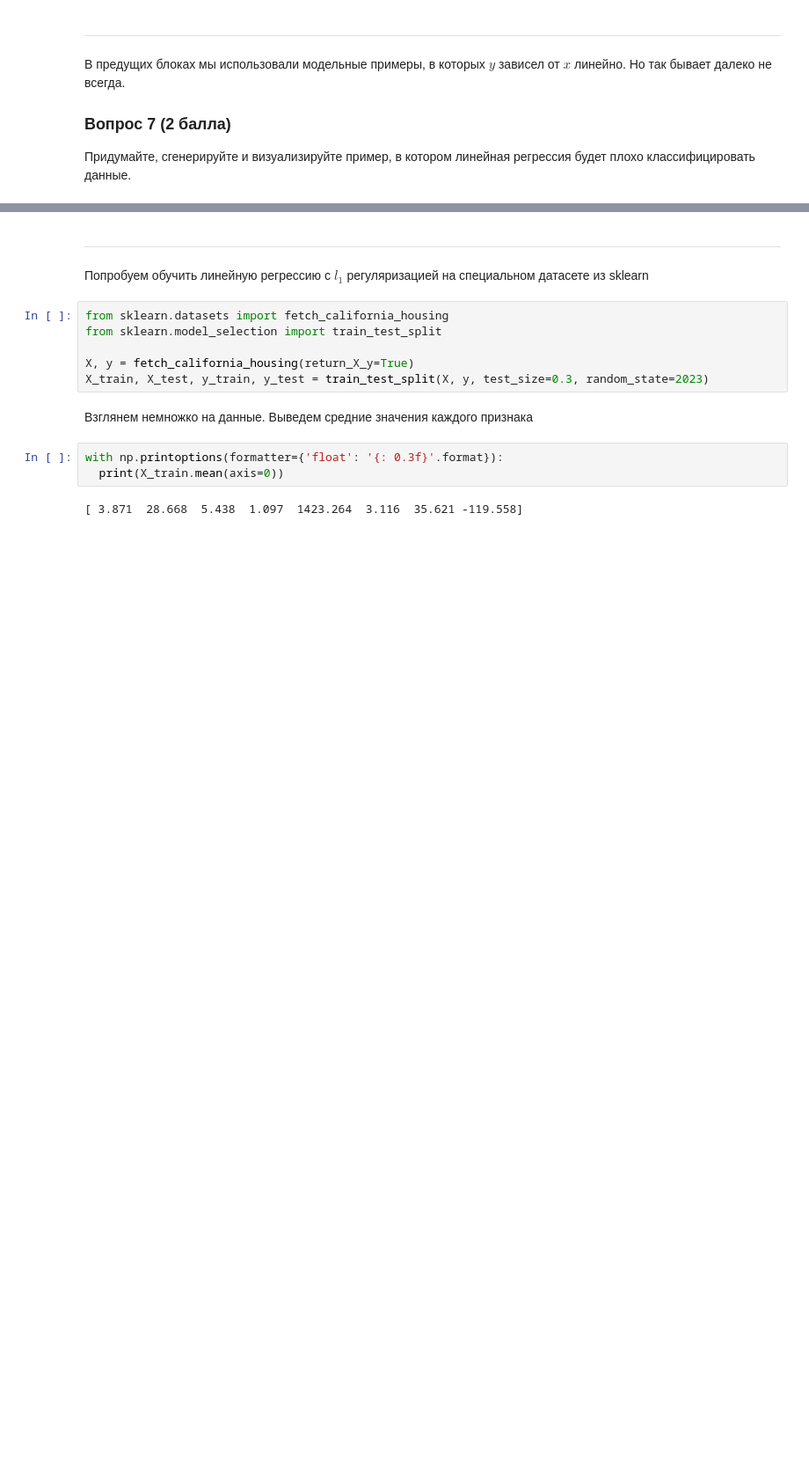
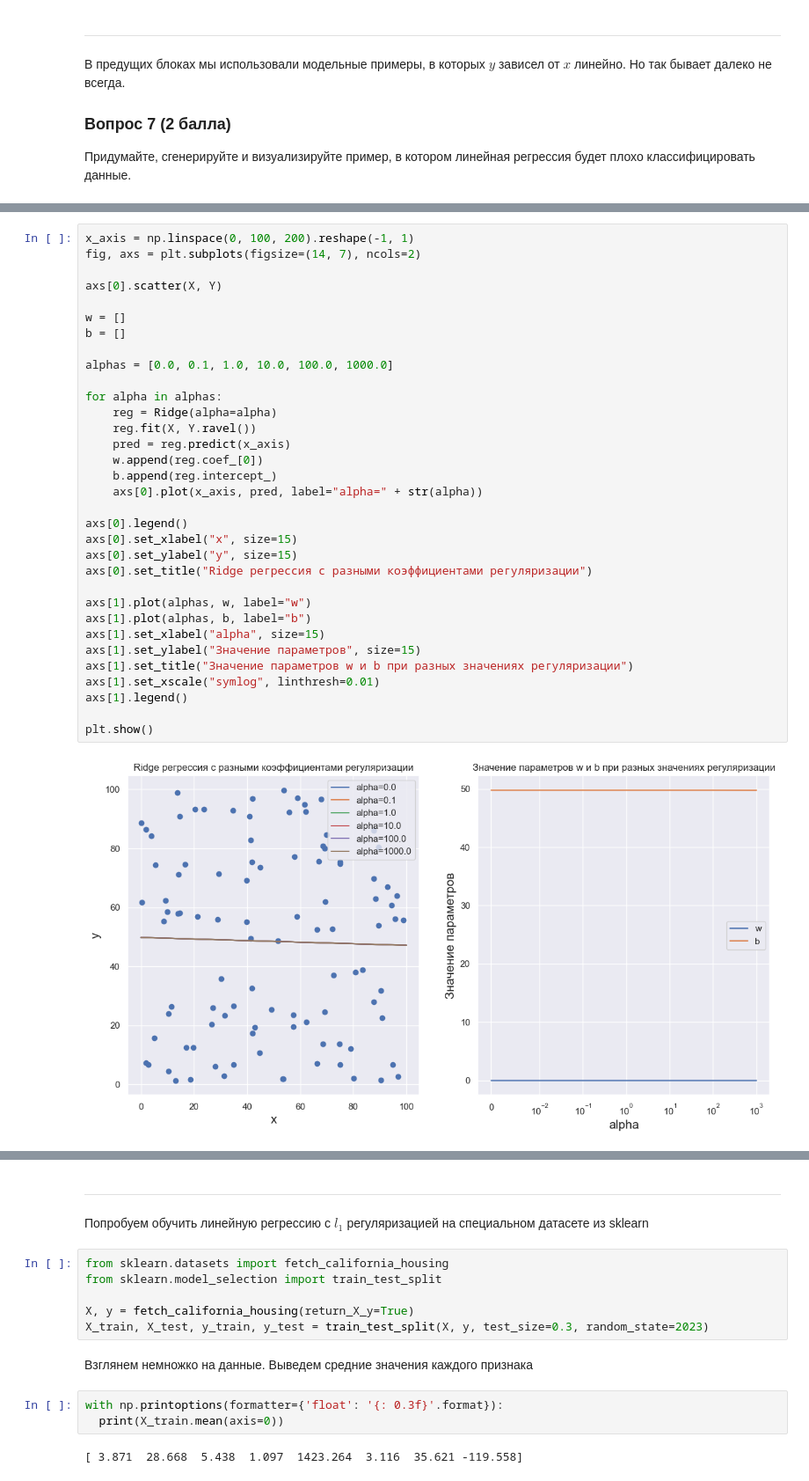
Before and after one commit to Eshasss/i-love-crispy-laptops, a Jupyter notebook: ML/ML 2 - LinReg/09_17_2025_LinReg.ipynb, the cells around one changed output, grey strips where cells are left out. Shown at 88% size. Saved outputs shown, nothing was run; the diff lists cells and outputs as text; blank space fills up the shorter version.

```diff
--- a/ML/ML 2 - LinReg/09_17_2025_LinReg.ipynb
+++ b/ML/ML 2 - LinReg/09_17_2025_LinReg.ipynb
@@ -342,0 +394,35 @@ w1: 0.4261538129756522  w2: 0.025639365702917725
+# %%
+x_axis = np.linspace(0, 100, 200).reshape(-1, 1)
+fig, axs = plt.subplots(figsize=(14, 7), ncols=2)
+
+axs[0].scatter(X, Y)
+
+w = []
+b = []
+
+alphas = [0.0, 0.1, 1.0, 10.0, 100.0, 1000.0]
+
+for alpha in alphas:
+    reg = Ridge(alpha=alpha)
+    reg.fit(X, Y.ravel())
+    pred = reg.predict(x_axis)
+    w.append(reg.coef_[0])
+    b.append(reg.intercept_)
+    axs[0].plot(x_axis, pred, label="alpha=" + str(alpha))
+
+axs[0].legend()
+axs[0].set_xlabel("x", size=15)
+axs[0].set_ylabel("y", size=15)
+axs[0].set_title("Ridge регрессия с разными коэффициентами регуляризации")
+
+axs[1].plot(alphas, w, label="w")
+axs[1].plot(alphas, b, label="b")
+axs[1].set_xlabel("alpha", size=15)
+axs[1].set_ylabel("Значение параметров", size=15)
+axs[1].set_title("Значение параметров w и b при разных значениях регуляризации")
+axs[1].set_xscale("symlog", linthresh=0.01)
+axs[1].legend()
+
+plt.show()
+# %% [output]
+[figure, added]
```
Also changed, not shown: parts of 35 cells of this notebook, 3 other files.
